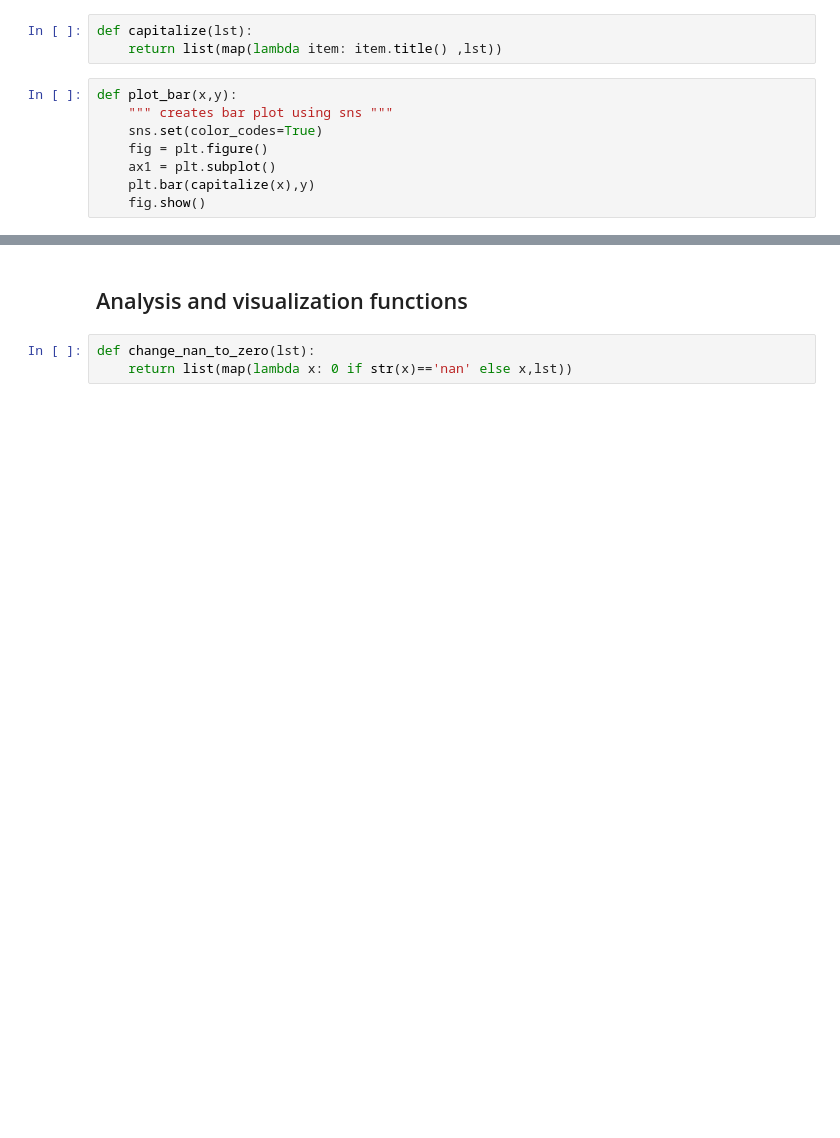
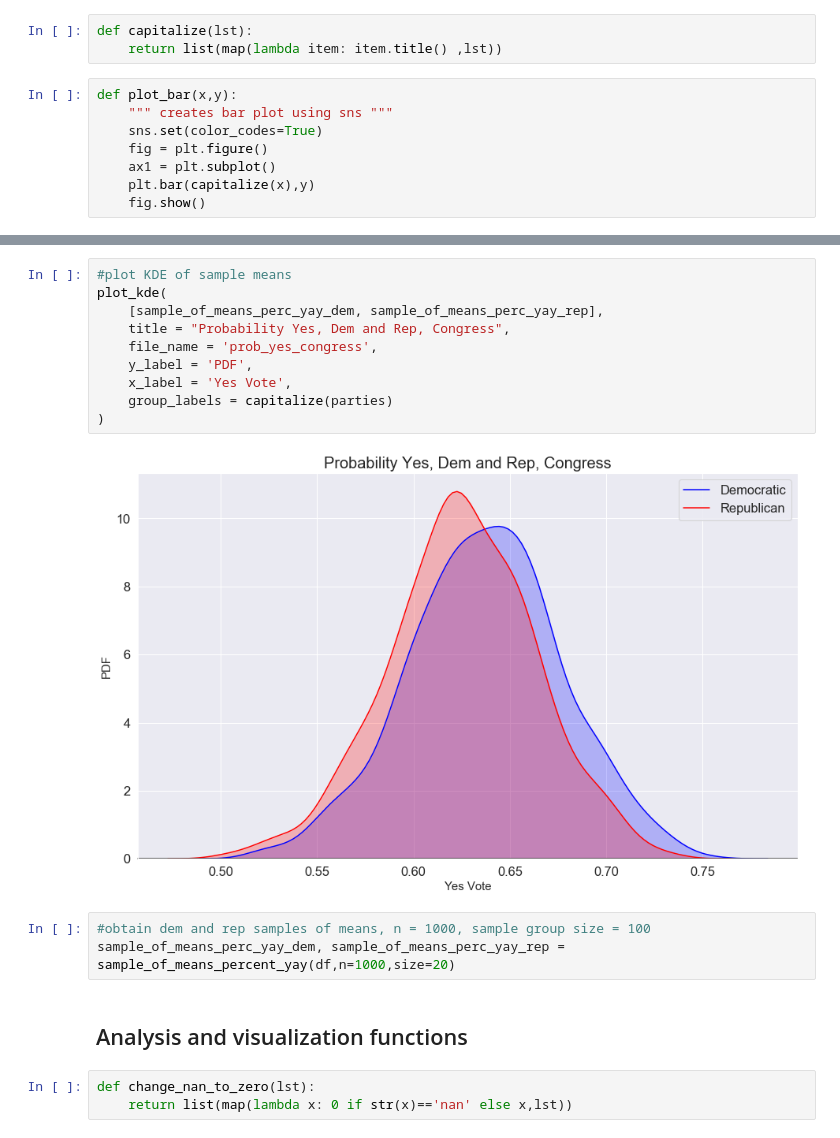
Before and after one commit to RumTumTum/module_3_project, a Jupyter notebook: Analysis_yays_v2.ipynb, the cells around one changed output, grey strips where cells are left out. Drawn from its saved outputs; the diff is of its cells as text; blank space fills up the shorter version.

```diff
--- a/Analysis_yays_v2.ipynb
+++ b/Analysis_yays_v2.ipynb
@@ -53,3 +77,18 @@ def plot_kde(samples):
+# %%
+#plot KDE of sample means
+plot_kde(
+    [sample_of_means_perc_yay_dem, sample_of_means_perc_yay_rep],
+    title = "Probability Yes, Dem and Rep, Congress",
+    file_name = 'prob_yes_congress',
+    y_label = 'PDF',
+    x_label = 'Yes Vote',
+    group_labels = capitalize(parties)
+)
+# %% [output]
+[figure, added]
+# %%
+#obtain dem and rep samples of means, n = 1000, sample group size = 100
+sample_of_means_perc_yay_dem, sample_of_means_perc_yay_rep = sample_of_means_percent_yay(df,n=1000,size=20)
 # %% [markdown]
 ## Analysis and visualization functions
 # %%
```
Also changed, not shown: parts of 15 cells of this notebook.
